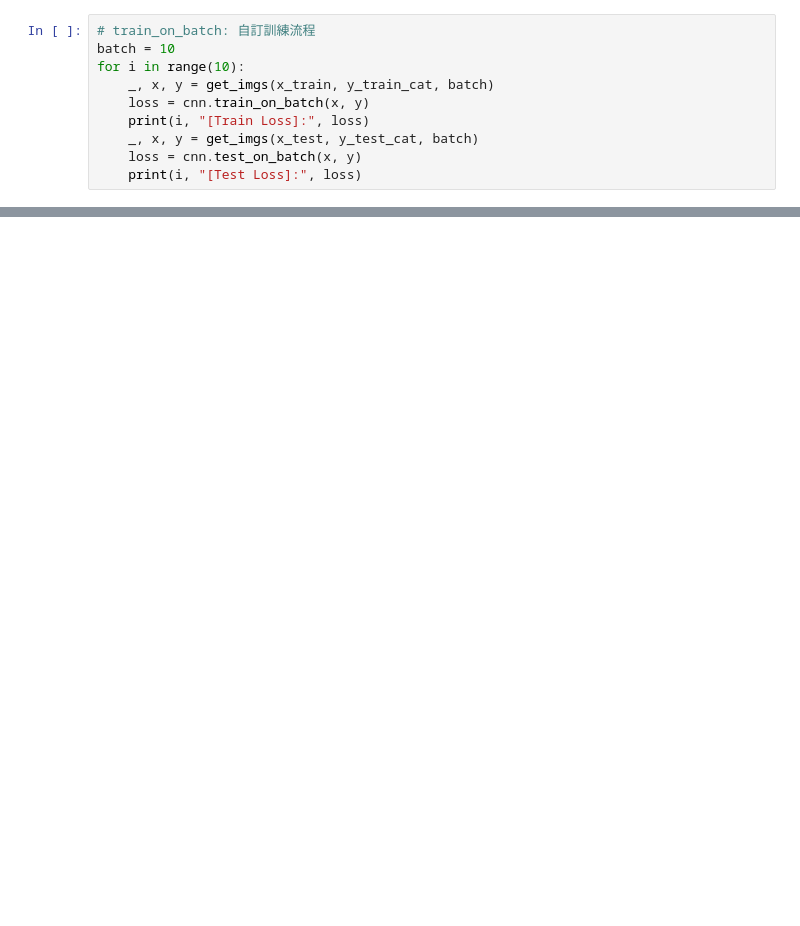
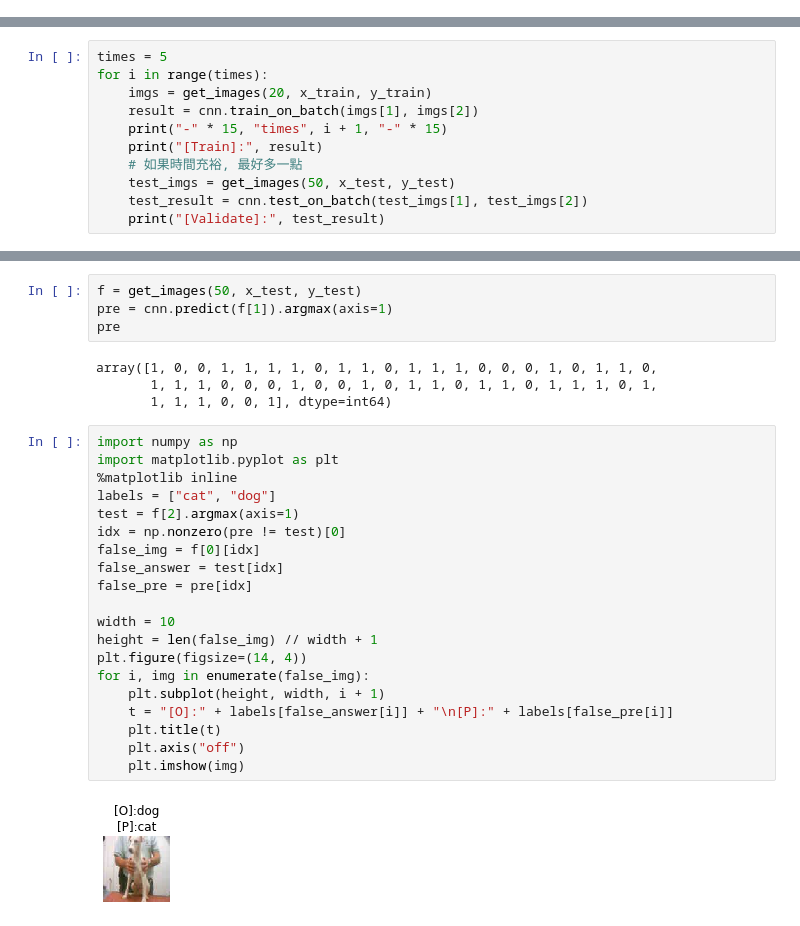
Before and after one commit to Elwing-Chou/ML1019, a Jupyter notebook: transfer_learning.ipynb, the cells around one changed output, grey strips where cells are left out. Cells and saved outputs as stored; diff of their text form; blank space fills up the shorter version.

```diff
--- a/transfer_learning.ipynb
+++ b/transfer_learning.ipynb
@@ -205,10 +149,0 @@ print(y_test[0], y_test_cat[0])
-# %%
-# train_on_batch: 自訂訓練流程
-batch = 10
-for i in range(10):
-    _, x, y = get_imgs(x_train, y_train_cat, batch)
-    loss = cnn.train_on_batch(x, y)
-    print(i, "[Train Loss]:", loss)
-    _, x, y = get_imgs(x_test, y_test_cat, batch)
-    loss = cnn.test_on_batch(x, y)
-    print(i, "[Test Loss]:", loss)
@@ -235,0 +150,11 @@ for i in range(10):
+# %%
+times = 5
+for i in range(times):
+    imgs = get_images(20, x_train, y_train)
+    result = cnn.train_on_batch(imgs[1], imgs[2])
+    print("-" * 15, "times", i + 1, "-" * 15)
+    print("[Train]:", result)
+    # 如果時間充裕, 最好多一點
+    test_imgs = get_images(50, x_test, y_test)
+    test_result = cnn.test_on_batch(test_imgs[1], test_imgs[2])
+    print("[Validate]:", test_result)
@@ -254,0 +203,30 @@ cnn.evaluate(testx, testy)
+# %%
+f = get_images(50, x_test, y_test)
+pre = cnn.predict(f[1]).argmax(axis=1)
+pre
+# %% [output]
+array([1, 0, 0, 1, 1, 1, 1, 0, 1, 1, 0, 1, 1, 1, 0, 0, 0, 1, 0, 1, 1, 0,
+       1, 1, 1, 0, 0, 0, 1, 0, 0, 1, 0, 1, 1, 0, 1, 1, 0, 1, 1, 1, 0, 1,
+       1, 1, 1, 0, 0, 1], dtype=int64)
+# %%
+import numpy as np
+import matplotlib.pyplot as plt
+%matplotlib inline
+labels = ["cat", "dog"]
+test = f[2].argmax(axis=1)
+idx = np.nonzero(pre != test)[0]
+false_img = f[0][idx]
+false_answer = test[idx]
+false_pre = pre[idx]
+
+width = 10
+height = len(false_img) // width + 1
+plt.figure(figsize=(14, 4))
+for i, img in enumerate(false_img):
+    plt.subplot(height, width, i + 1)
+    t = "[O]:" + labels[false_answer[i]] + "\n[P]:" + labels[false_pre[i]]
+    plt.title(t)
+    plt.axis("off")
+    plt.imshow(img)
+# %% [output]
+[figure, added]
```
Also changed, not shown: parts of 18 cells of this notebook.
